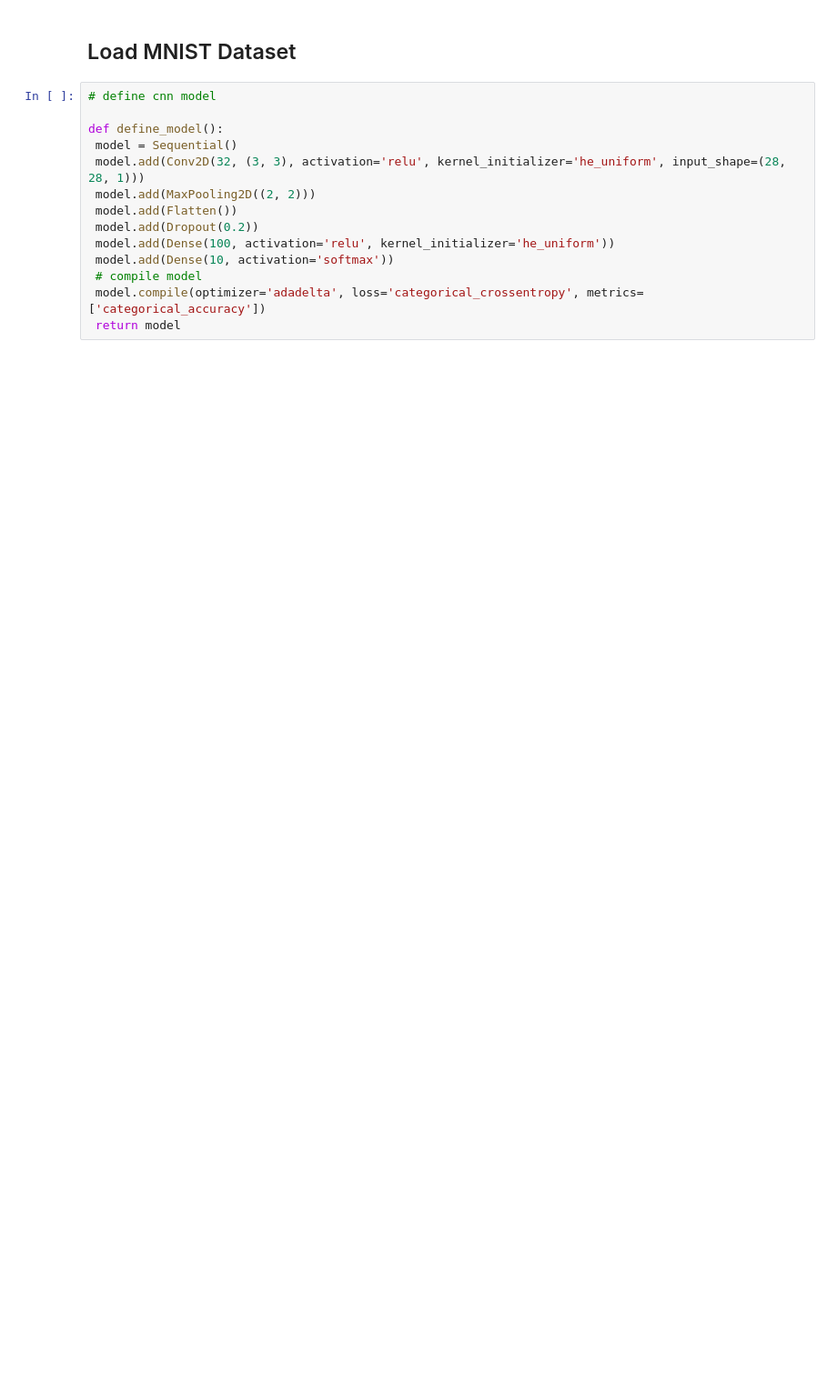
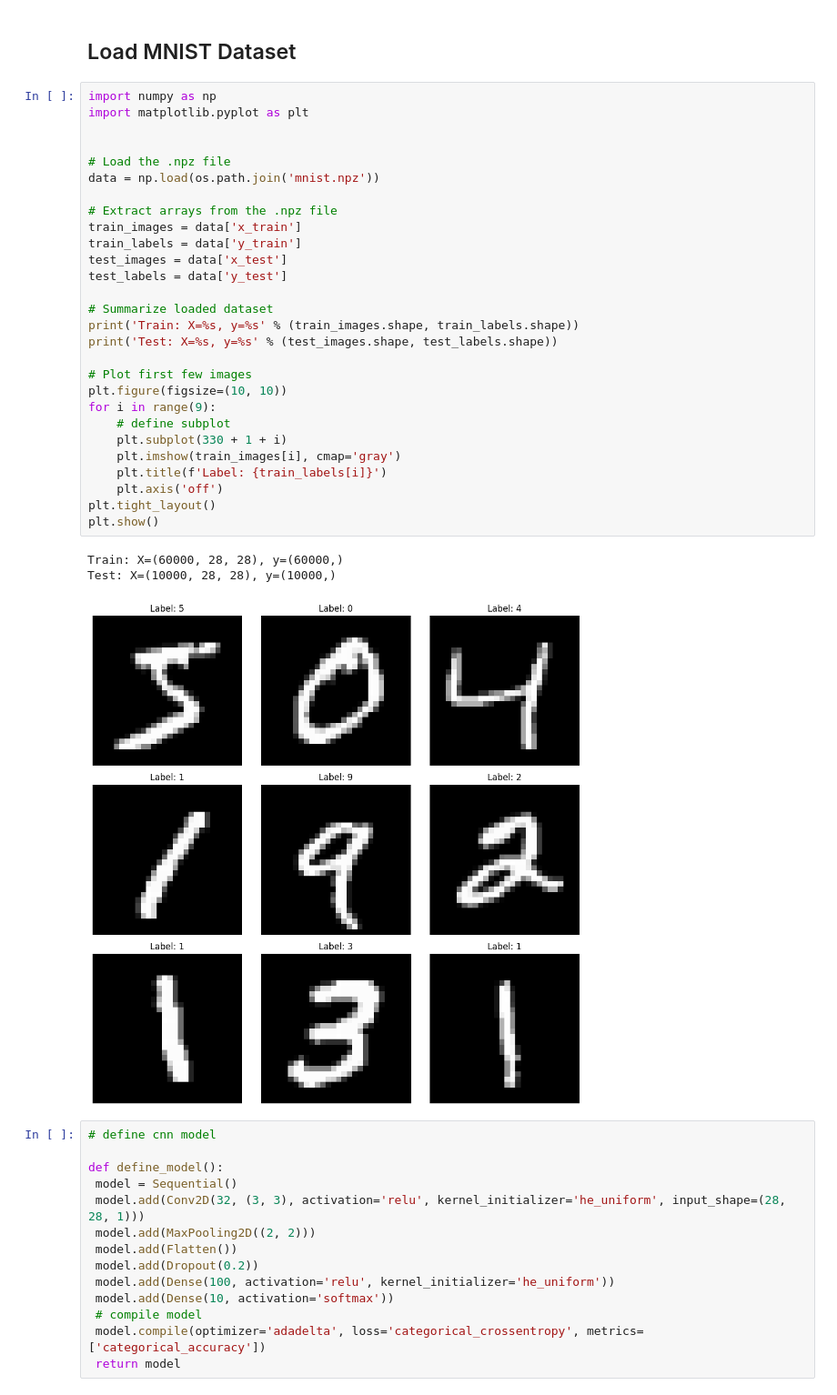
Before and after one commit to KhounAlexa/MNIST_Handwritten_Digit_Classification, a Jupyter notebook: MNIST_Handwritten_Digit_Classification.ipynb, the cells around one changed output. Shown at 91% size. Cells and saved outputs as stored; diff of their text form; blank space fills up the shorter version.

```diff
--- a/MNIST_Handwritten_Digit_Classification.ipynb
+++ b/MNIST_Handwritten_Digit_Classification.ipynb
@@ -23,5 +32,37 @@ from tensorflow.keras.optimizers import SGD
 # %% [markdown]
 ## Load MNIST Dataset
+# %%
+import numpy as np
+import matplotlib.pyplot as plt
+
+
+# Load the .npz file
+data = np.load(os.path.join('mnist.npz'))
+
+# Extract arrays from the .npz file
+train_images = data['x_train']
+train_labels = data['y_train']
+test_images = data['x_test']
+test_labels = data['y_test']
+
+# Summarize loaded dataset
+print('Train: X=%s, y=%s' % (train_images.shape, train_labels.shape))
+print('Test: X=%s, y=%s' % (test_images.shape, test_labels.shape))
+
+# Plot first few images
+plt.figure(figsize=(10, 10))
+for i in range(9):
+    # define subplot
+    plt.subplot(330 + 1 + i)
+    plt.imshow(train_images[i], cmap='gray')
+    plt.title(f'Label: {train_labels[i]}')
+    plt.axis('off')
+plt.tight_layout()
+plt.show()
+# %% [output]
+Train: X=(60000, 28, 28), y=(60000,)
+Test: X=(10000, 28, 28), y=(10000,)
+[figure, added]
 # %%
 # define cnn model
 
```
Also changed, not shown: parts of 9 cells of this notebook.
